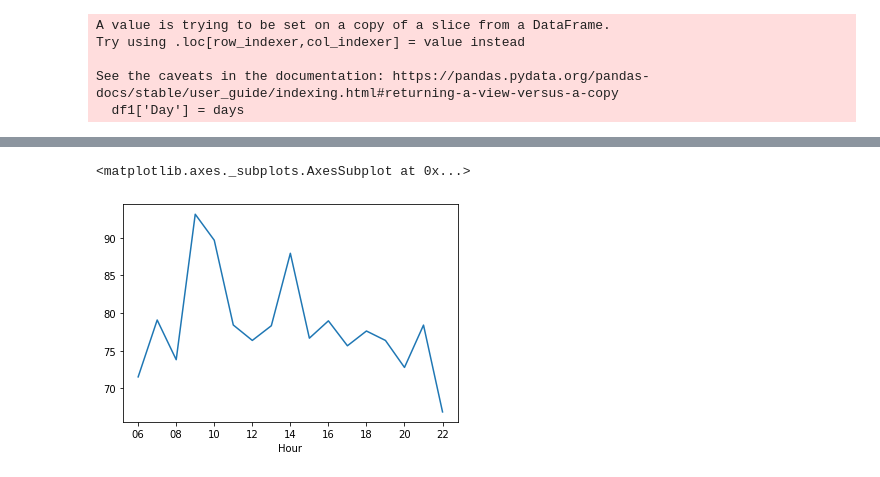
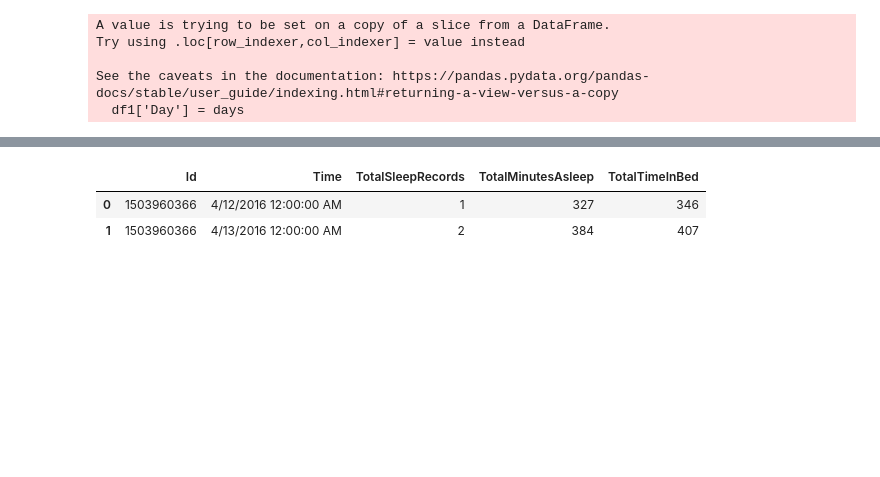
Before and after one commit to ameyabhamare/Customer-Personality-Analysis, a Jupyter notebook: heart_rate_analysis/eda.ipynb, the cells around one changed output, grey strips where cells are left out. Cells and saved outputs as stored; diff of their text form; code cells hidden in the pictures; blank space fills up the shorter version.

```diff
--- a/heart_rate_analysis/eda.ipynb
+++ b/heart_rate_analysis/eda.ipynb
@@ -77,5 +91,2 @@ dayvsvalue.plot()
-# %%
-hourvsvalue.plot()
-# %% [output]
-<matplotlib.axes._subplots.AxesSubplot at 0x...>
-[figure, removed]
+# %%
+sleep = pd.read_csv('C:/AMEYA/UW/Academics/DATA 515/Project/FitMe/database/sleepDay_merged.csv')
@@ -81,0 +97,6 @@ hourvsvalue.plot()
+# %%
+sleep.head(2)
+# %% [output]
+|  | Id | Time | TotalSleepRecords | TotalMinutesAsleep | TotalTimeInBed |
+| 0 | 1503960366 | 4/12/2016 12:00:00 AM | 1 | 327 | 346 |
+| 1 | 1503960366 | 4/13/2016 12:00:00 AM | 2 | 384 | 407 |
```
Also changed, not shown: parts of 34 cells of this notebook.
